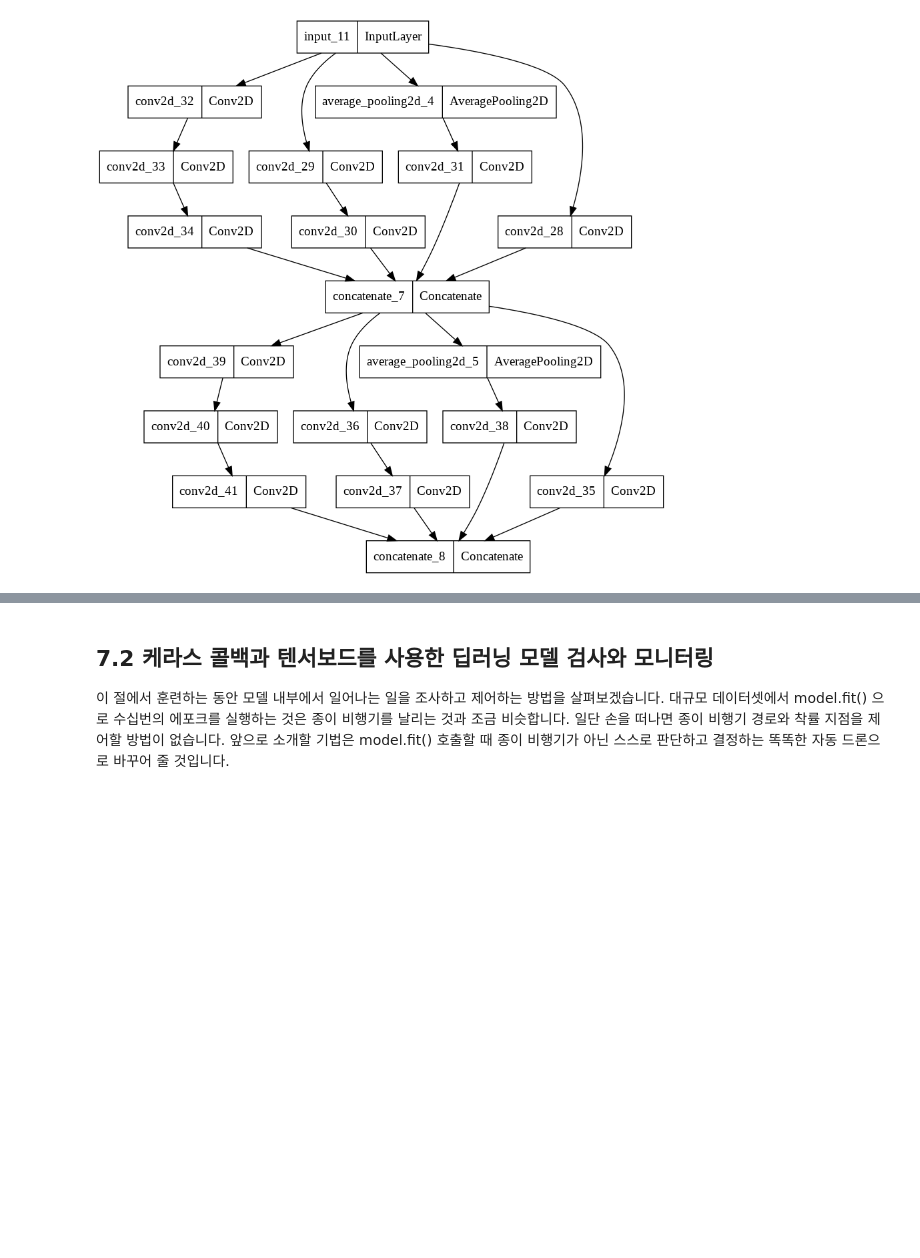
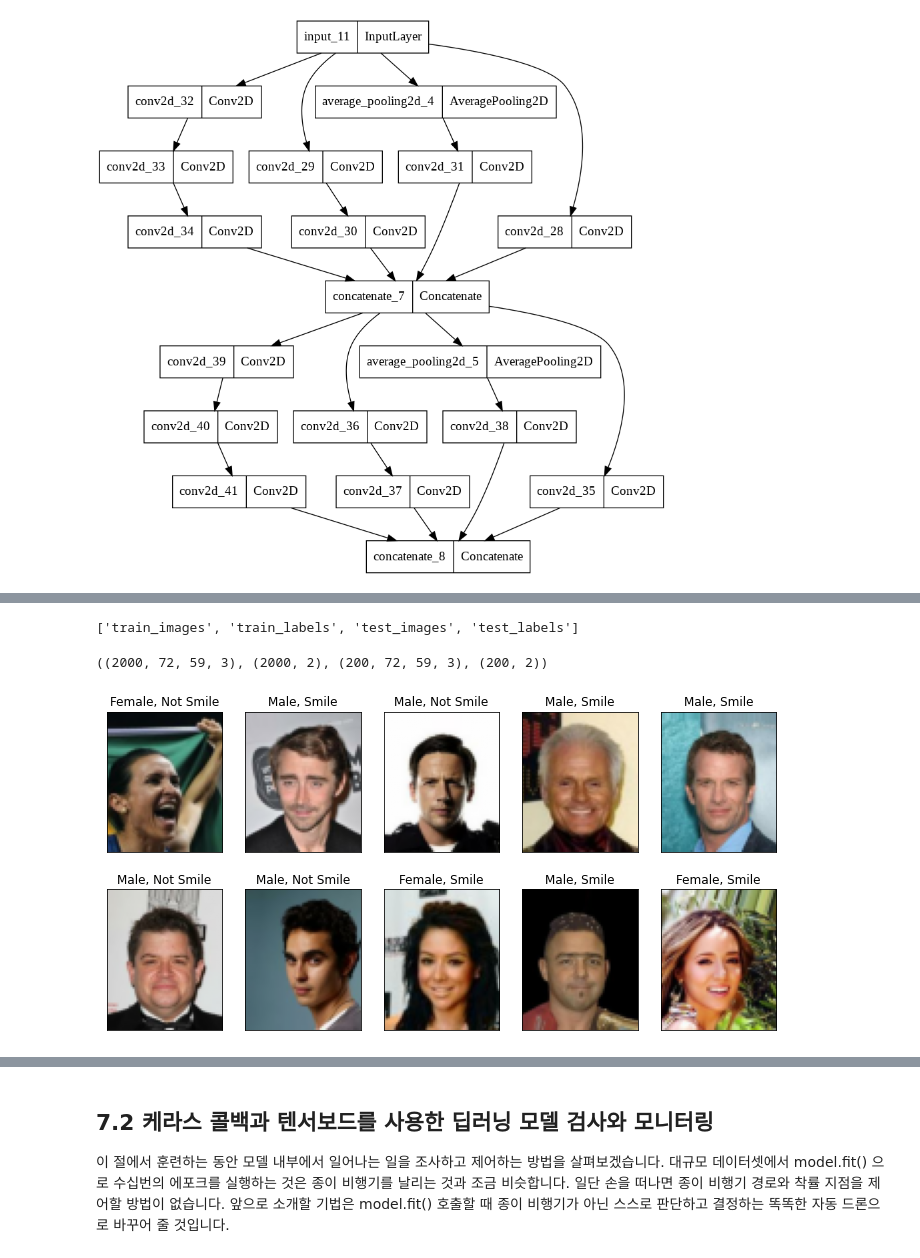
Before and after one commit to yebiny/SkillTreePython-DeepLearning, a Jupyter notebook: 02.케라스_창시자에게_배우는_딥러닝/해설/7_1_Advanced_tools_for_deep_learning.ipynb, the cells around one changed output, grey strips where cells are left out. Saved outputs shown, nothing was run; the diff lists cells and outputs as text; code cells hidden in the pictures; blank space fills up the shorter version.

```diff
--- a/02.케라스_창시자에게_배우는_딥러닝/해설/7_1_Advanced_tools_for_deep_learning.ipynb
+++ b/02.케라스_창시자에게_배우는_딥러닝/해설/7_1_Advanced_tools_for_deep_learning.ipynb
@@ -266,0 +308,13 @@ utils.plot_model(model)
+# %%
+celeba = np.load('/content/celeba_small.npz') # 여러 배열 압축
+list(celeba.keys())
+# %% [output]
+['train_images', 'train_labels', 'test_images', 'test_labels']
+# %%
+train_images = celeba['train_images']
+train_labels = celeba['train_labels']
+test_images = celeba['test_images']
+test_labels = celeba['test_labels']
+train_images.shape, train_labels.shape, test_images.shape, test_labels.shape
+# %% [output]
+((2000, 72, 59, 3), (2000, 2), (200, 72, 59, 3), (200, 2))
@@ -266,0 +324,12 @@ utils.plot_model(model)
+# %%
+import matplotlib.pyplot as plt
+
+plt.figure(figsize=(12,6))
+for i in range(10):
+  plt.subplot(2,5,i+1)
+  plt.imshow(train_images[i])
+  gender, issmile = train_labels[i][0], train_labels[i][1]
+  plt.title(f'{gender_dict[gender]}, {issmile_dict[issmile]}')
+  plt.xticks([]);plt.yticks([])
+# %% [output]
+[figure, added]
```
Also changed, not shown: parts of 13 cells of this notebook.
